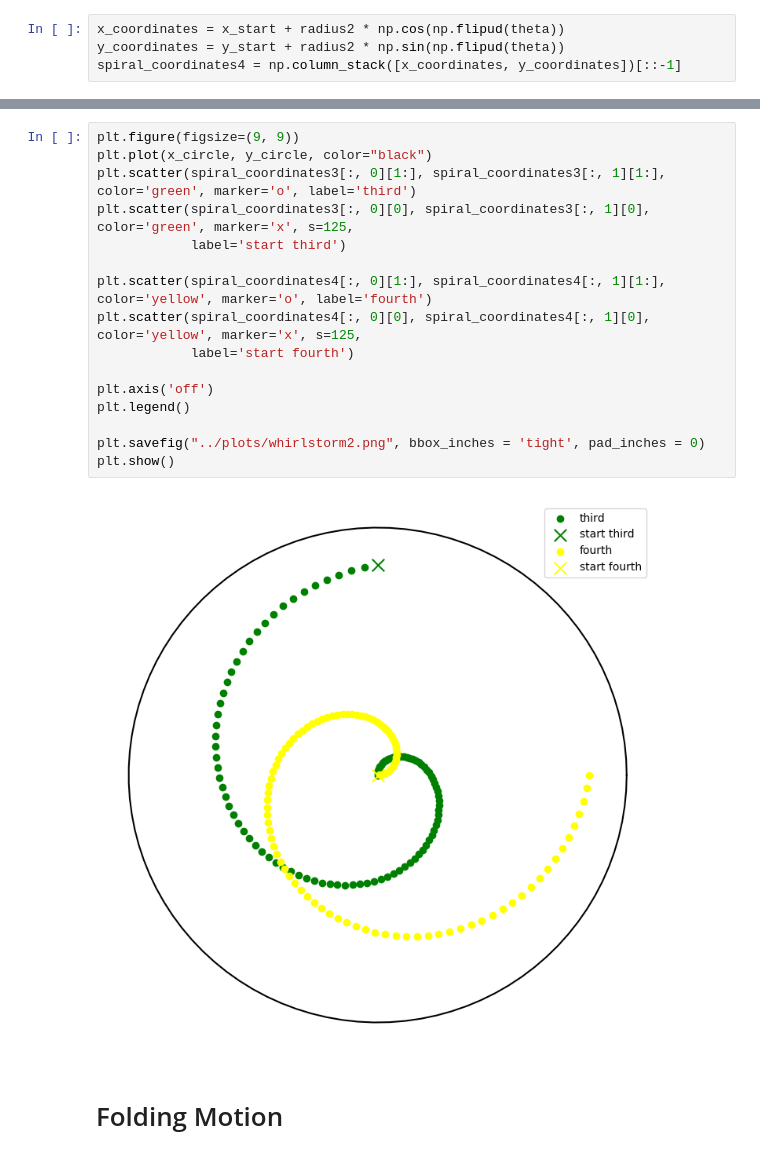
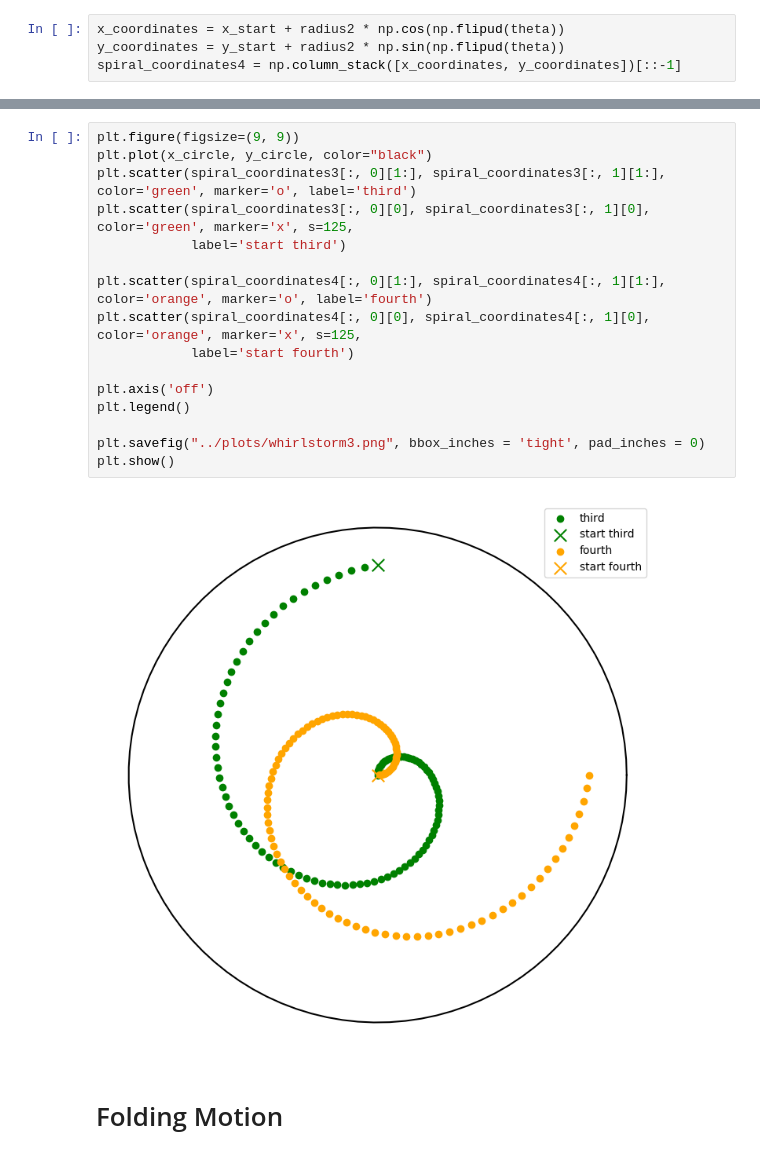
Before and after one commit to Food-Ninja/MixingIngredients, a Jupyter notebook: ipynb/motion.ipynb, the cells around one changed output, grey strips where cells are left out. Cells and saved outputs as stored; diff of their text form.

```diff
--- a/ipynb/motion.ipynb
+++ b/ipynb/motion.ipynb
@@ -82,21 +94,21 @@ plt.show()
 # %%
 plt.figure(figsize=(9, 9))
 plt.plot(x_circle, y_circle, color="black")
 plt.scatter(spiral_coordinates3[:, 0][1:], spiral_coordinates3[:, 1][1:], color='green', marker='o', label='third')
 plt.scatter(spiral_coordinates3[:, 0][0], spiral_coordinates3[:, 1][0], color='green', marker='x', s=125,
             label='start third')
 
-plt.scatter(spiral_coordinates4[:, 0][1:], spiral_coordinates4[:, 1][1:], color='yellow', marker='o', label='fourth')
-plt.scatter(spiral_coordinates4[:, 0][0], spiral_coordinates4[:, 1][0], color='yellow', marker='x', s=125,
+plt.scatter(spiral_coordinates4[:, 0][1:], spiral_coordinates4[:, 1][1:], color='orange', marker='o', label='fourth')
+plt.scatter(spiral_coordinates4[:, 0][0], spiral_coordinates4[:, 1][0], color='orange', marker='x', s=125,
             label='start fourth')
 
 plt.axis('off')
 plt.legend()
 
-plt.savefig("../plots/whirlstorm2.png", bbox_inches = 'tight', pad_inches = 0)
+plt.savefig("../plots/whirlstorm3.png", bbox_inches = 'tight', pad_inches = 0)
 plt.show()
 # %% [output]
-[figure, old version]
+[figure, new version]
 # %% [markdown]
 # Folding Motion
 # %%
```
Also changed, not shown: parts of 5 cells of this notebook, 7 other files.
